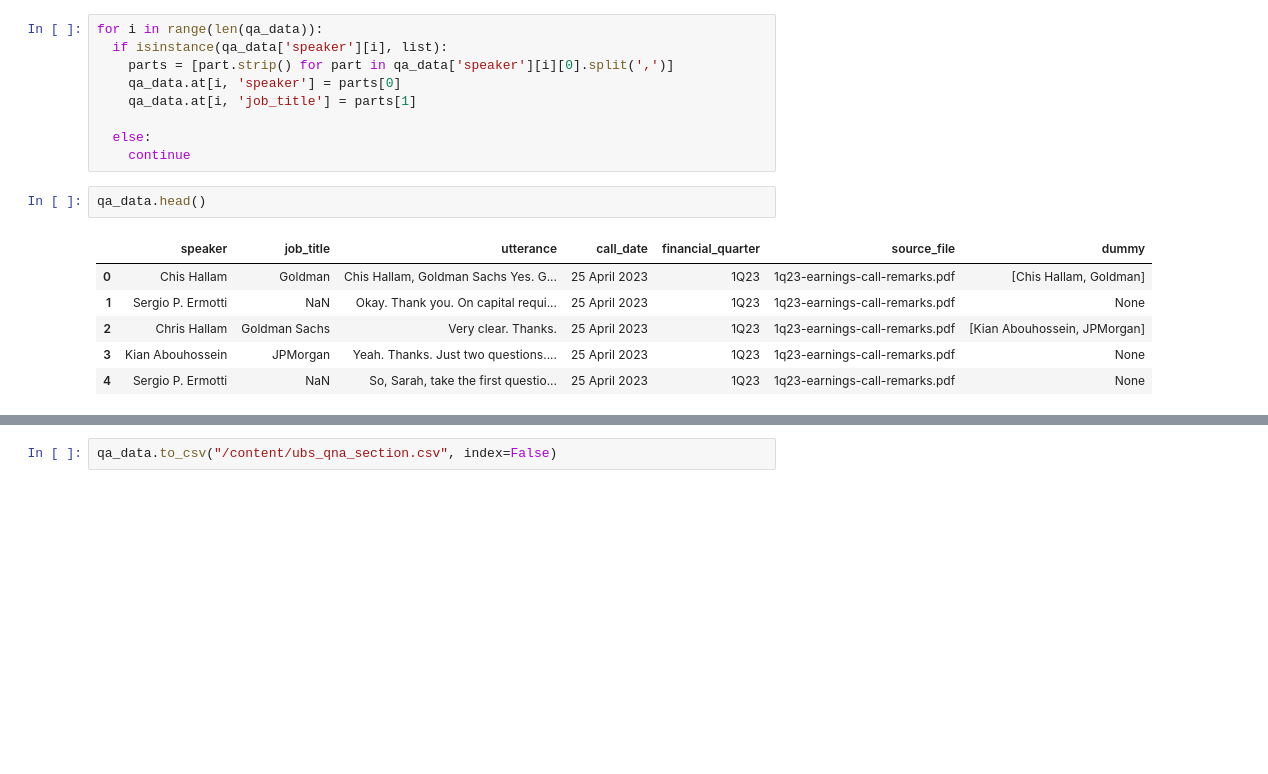
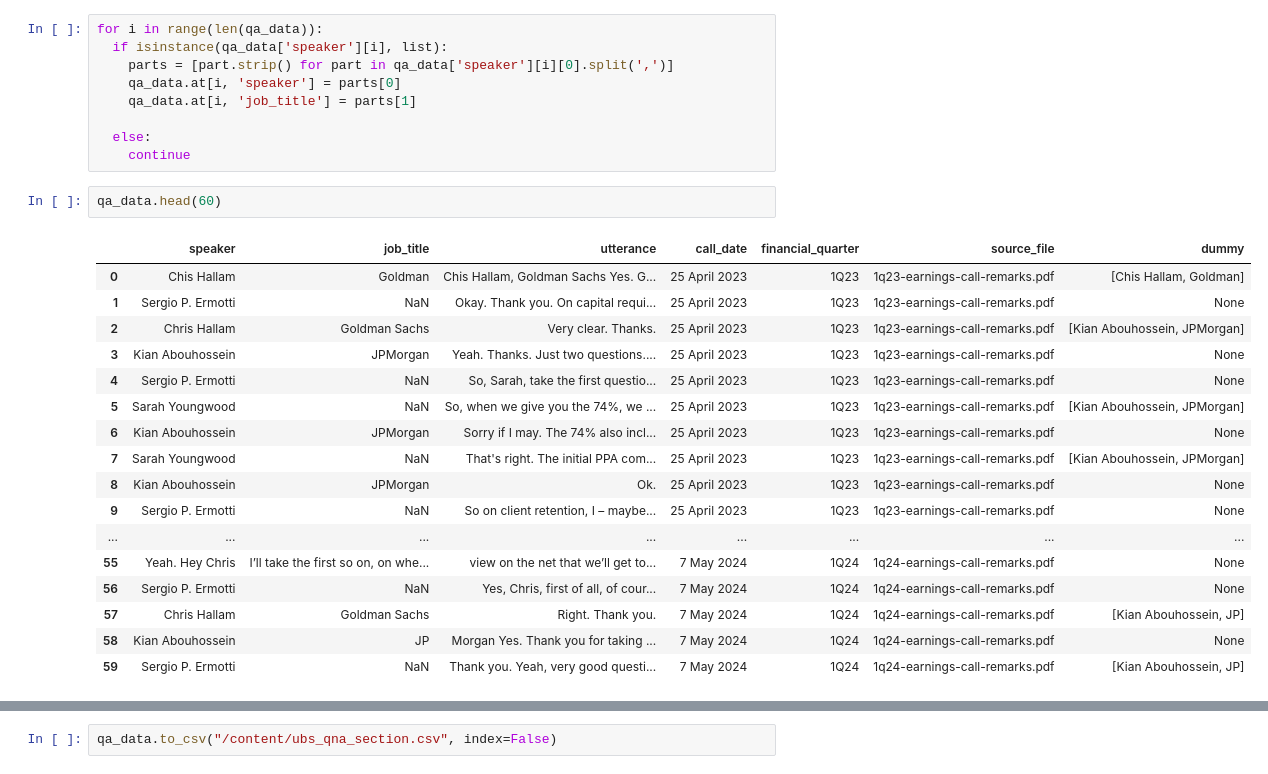
Before and after one commit to sheldonkemper/bank_of_england, a Jupyter notebook: notebooks/processed/ct_preprocessing_ubs_original.ipynb, the cells around one changed output, grey strips where cells are left out. Saved outputs shown, nothing was run; the diff lists cells and outputs as text; blank space fills up the shorter version.

```diff
--- a/notebooks/processed/ct_preprocessing_ubs_original.ipynb
+++ b/notebooks/processed/ct_preprocessing_ubs_original.ipynb
@@ -275,11 +275,22 @@ for i in range(len(qa_data)):
   else:
     continue
 # %%
-qa_data.head()
+qa_data.head(60)
 # %% [output]
 |  | speaker | job_title | utterance | call_date | financial_quarter | source_file | dummy |
 | 0 | Chis Hallam | Goldman | Chis Hallam, Goldman Sachs Yes. G... | 25 April 2023 | 1Q23 | 1q23-earnings-call-remarks.pdf | [Chis Hallam, Goldman] |
 | 1 | Sergio P. Ermotti | NaN | Okay. Thank you. On capital requi... | 25 April 2023 | 1Q23 | 1q23-earnings-call-remarks.pdf | None |
 | 2 | Chris Hallam | Goldman Sachs | Very clear. Thanks. | 25 April 2023 | 1Q23 | 1q23-earnings-call-remarks.pdf | [Kian Abouhossein, JPMorgan] |
 | 3 | Kian Abouhossein | JPMorgan | Yeah. Thanks. Just two questions.... | 25 April 2023 | 1Q23 | 1q23-earnings-call-remarks.pdf | None |
 | 4 | Sergio P. Ermotti | NaN | So, Sarah, take the first questio... | 25 April 2023 | 1Q23 | 1q23-earnings-call-remarks.pdf | None |
+| 5 | Sarah Youngwood | NaN | So, when we give you the 74%, we ... | 25 April 2023 | 1Q23 | 1q23-earnings-call-remarks.pdf | [Kian Abouhossein, JPMorgan] |
+| 6 | Kian Abouhossein | JPMorgan | Sorry if I may. The 74% also incl... | 25 April 2023 | 1Q23 | 1q23-earnings-call-remarks.pdf | None |
+| 7 | Sarah Youngwood | NaN | That's right. The initial PPA com... | 25 April 2023 | 1Q23 | 1q23-earnings-call-remarks.pdf | [Kian Abouhossein, JPMorgan] |
+| 8 | Kian Abouhossein | JPMorgan | Ok. | 25 April 2023 | 1Q23 | 1q23-earnings-call-remarks.pdf | None |
+| 9 | Sergio P. Ermotti | NaN | So on client retention, I – maybe... | 25 April 2023 | 1Q23 | 1q23-earnings-call-remarks.pdf | None |
+| ... | ... | ... | ... | ... | ... | ... | ... |
+| 55 | Yeah. Hey Chris | I’ll take the first so on, on whe... | view on the net that we’ll get to... | 7 May 2024 | 1Q24 | 1q24-earnings-call-remarks.pdf | None |
+| 56 | Sergio P. Ermotti | NaN | Yes, Chris, first of all, of cour... | 7 May 2024 | 1Q24 | 1q24-earnings-call-remarks.pdf | None |
+| 57 | Chris Hallam | Goldman Sachs | Right. Thank you. | 7 May 2024 | 1Q24 | 1q24-earnings-call-remarks.pdf | [Kian Abouhossein, JP] |
+| 58 | Kian Abouhossein | JP | Morgan Yes. Thank you for taking ... | 7 May 2024 | 1Q24 | 1q24-earnings-call-remarks.pdf | None |
+| 59 | Sergio P. Ermotti | NaN | Thank you. Yeah, very good questi... | 7 May 2024 | 1Q24 | 1q24-earnings-call-remarks.pdf | [Kian Abouhossein, JP] |
```
Also changed, not shown: parts of 13 cells of this notebook.
